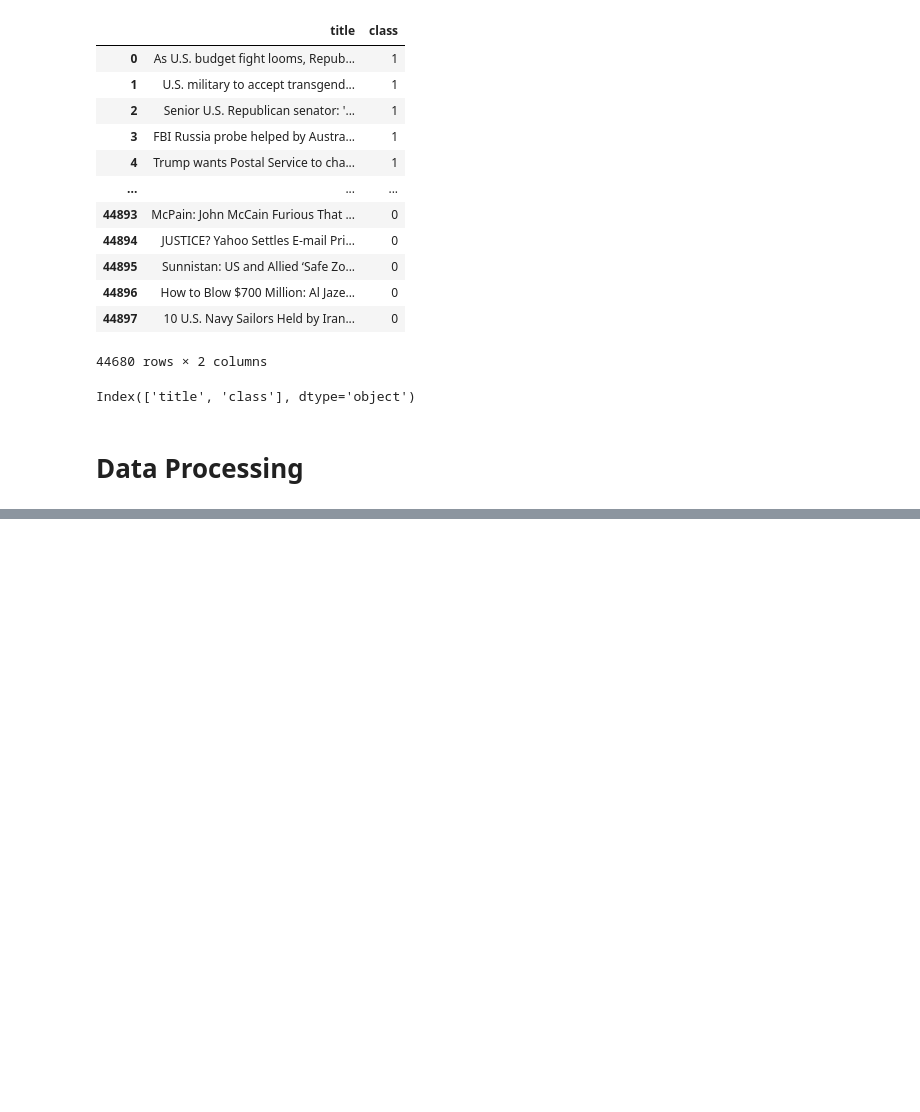
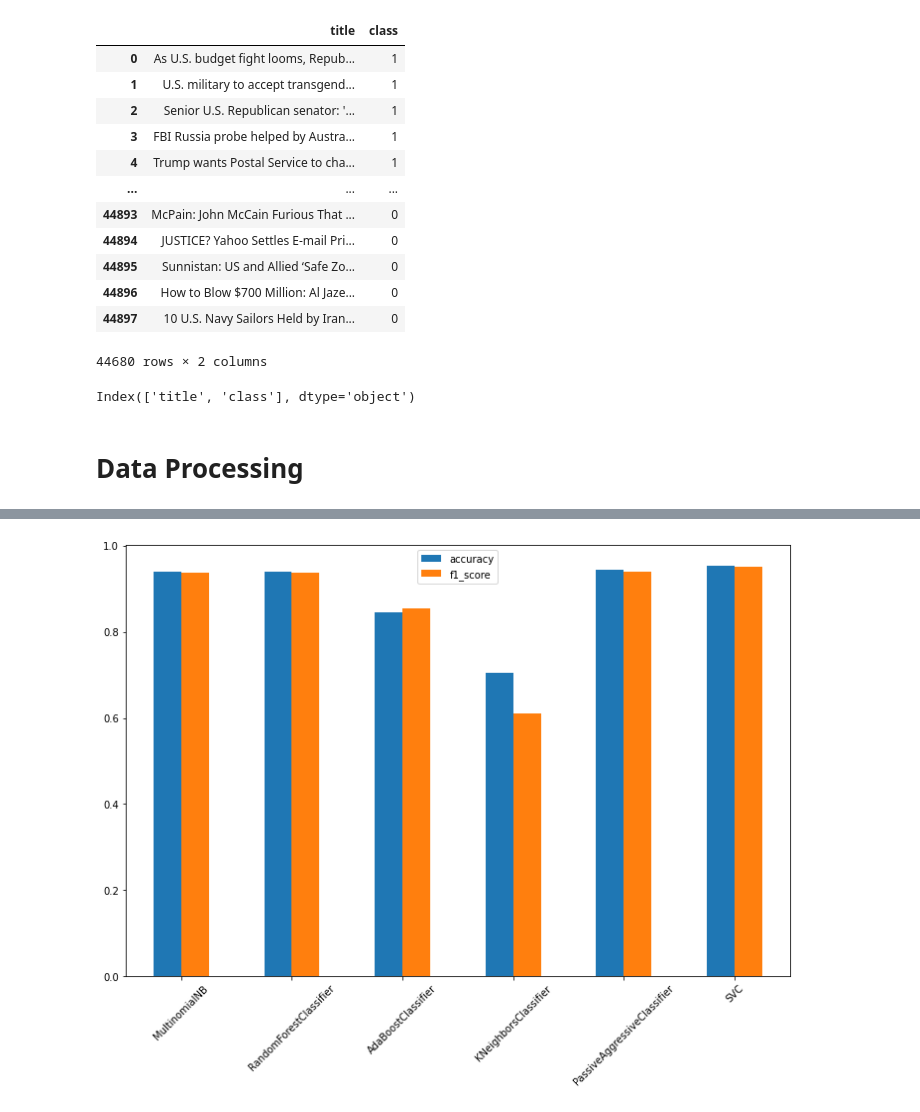
Before and after one commit to Shannon-Watts/fake_news_ML, a Jupyter notebook: notebooks/FakeRealNewsmodels.ipynb, the cells around one changed output, grey strips where cells are left out. Saved outputs shown, nothing was run; the diff lists cells and outputs as text; code cells hidden in the pictures; blank space fills up the shorter version.

Commit message:
Update ML models scores and plots

```diff
--- a/notebooks/FakeRealNewsmodels.ipynb
+++ b/notebooks/FakeRealNewsmodels.ipynb
@@ -503,10 +513,33 @@ x_test = vec.transform(x_test).toarray()
 # %%
-def train_models(classifier=None, X_train=None, y_train=None, x_test=None, y_test=None):
-  classifier.fit(X_train, y_train)
-  # classifier.predict(y_test)
-  model_accuracy = classifier.score(x_test, y_test)
-  print(f'Accuracy is ==> {model_accuracy}')
+def train_models(classifier_list=None, X_train=None, y_train=None, x_test=None, y_test=None):
+  final_results = list()
+  for name, classifier in classifier_list:
+    print(f'Training {classifier}')
+    classifier.fit(X_train, y_train)
+    # classifier.predict(y_test)
+    # model_accuracy = classifier.score(x_test, y_test)
+    # model_loss, model_accuracy = classifier.evaluate(x_test,y_test,verbose=2)
+    y_pred = classifier.predict(x_test)
+    accuracy = accuracy_score(y_pred, y_test)
+    recall = recall_score(y_pred, y_test)
+    precision = precision_score(y_pred, y_test)
+    f1score = f1_score(y_pred, y_test)
+
+    final_results.append((name, accuracy, recall, precision, f1score))
+    print(f'Accuracy is ==> {accuracy}')
+    # print(f'Loss: {model_loss}, Accuracy: {model_accuracy}')
+
+  return pd.DataFrame(final_results, columns=['classifier','accuracy', 'recall', 'precision', 'f1_score'])
+# %%
+models_list = [
+    ('MultinomialNB', MultinomialNB()),
+    ('RandomForestClassifier', RandomForestClassifier()),
+    ('AdaBoostClassifier', AdaBoostClassifier()),
+    ('KNeighborsClassifier', KNeighborsClassifier()),
+    ('PassiveAggressiveClassifier', PassiveAggressiveClassifier()),
+    ('SVC', SVC())
+]
 # %%
-# Multinomial Naive Bayes classifier
-train_models(classifier=MultinomialNB(), X_train=X_train, y_train=y_train, x_test=x_test, y_test=y_test)
+results_df = train_models(classifier_list=models_list, X_train=X_train, y_train=y_train, x_test=x_test, y_test=y_test)
+sorted_results = results_df.sort_values(by='accuracy', ascending=True)
 # %% [output]
@@ -542,0 +580,6 @@ print(f"Loss: {model_loss}, Accuracy: {model_accuracy}")
+# %%
+comparison_df = pd.DataFrame({'accuracy': list(results_df['accuracy']),
+                   'f1_score': list(results_df['f1_score'])}, index=list(results_df['classifier']))
+ax = comparison_df.plot.bar(rot=45, figsize=(12, 8))
+# %% [output]
+[figure, added]
```
Also changed, not shown: parts of 24 cells of this notebook.
